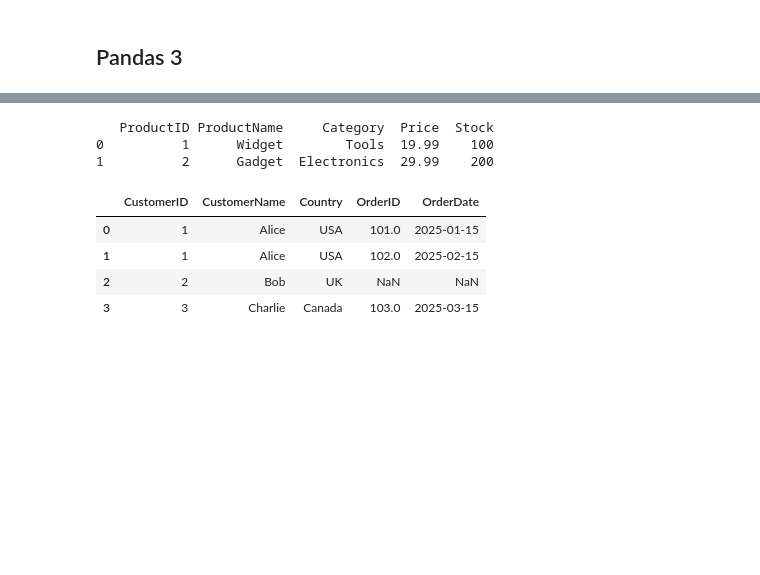
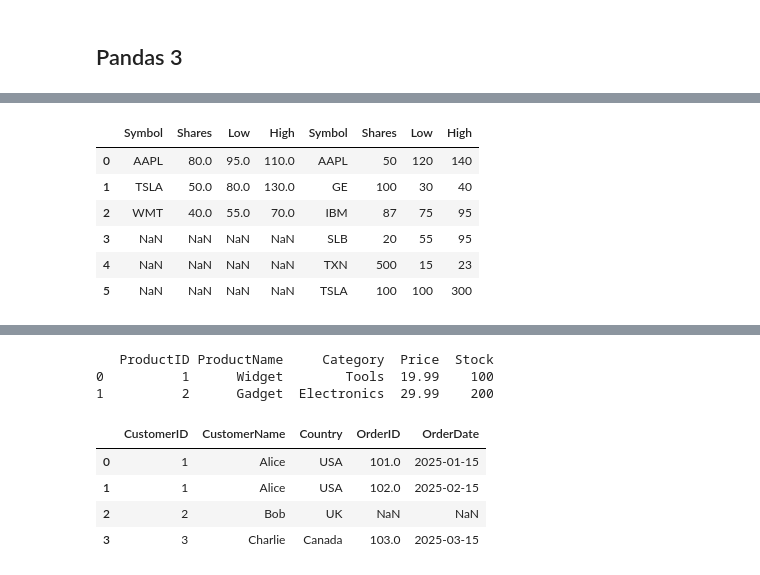
Before and after one commit to InobatMi/python_f14, a Jupyter notebook: lesson-20/main.ipynb, the cells around one changed output, grey strips where cells are left out. Cells and saved outputs as stored; diff of their text form; code cells hidden in the pictures; blank space fills up the shorter version.

```diff
--- a/lesson-20/main.ipynb
+++ b/lesson-20/main.ipynb
@@ -4,0 +128,4 @@ import pandas as pd
+# %%
+df_16 = pd.read_csv('stocks_16.csv')
+df_17 = pd.read_csv('stocks_17.csv')
+df_16
@@ -4,0 +169,11 @@ import pandas as pd
+# %%
+dfs = pd.concat([df_16, df_17], axis=1)
+dfs
+# %% [output]
+|  | Symbol | Shares | Low | High | Symbol | Shares | Low | High |
+| 0 | AAPL | 80.0 | 95.0 | 110.0 | AAPL | 50 | 120 | 140 |
+| 1 | TSLA | 50.0 | 80.0 | 130.0 | GE | 100 | 30 | 40 |
+| 2 | WMT | 40.0 | 55.0 | 70.0 | IBM | 87 | 75 | 95 |
+| 3 | NaN | NaN | NaN | NaN | SLB | 20 | 55 | 95 |
+| 4 | NaN | NaN | NaN | NaN | ΤΧΝ | 500 | 15 | 23 |
+| 5 | NaN | NaN | NaN | NaN | TSLA | 100 | 100 | 300 |
```
Also changed, not shown: parts of 26 cells of this notebook, 10 other files.
